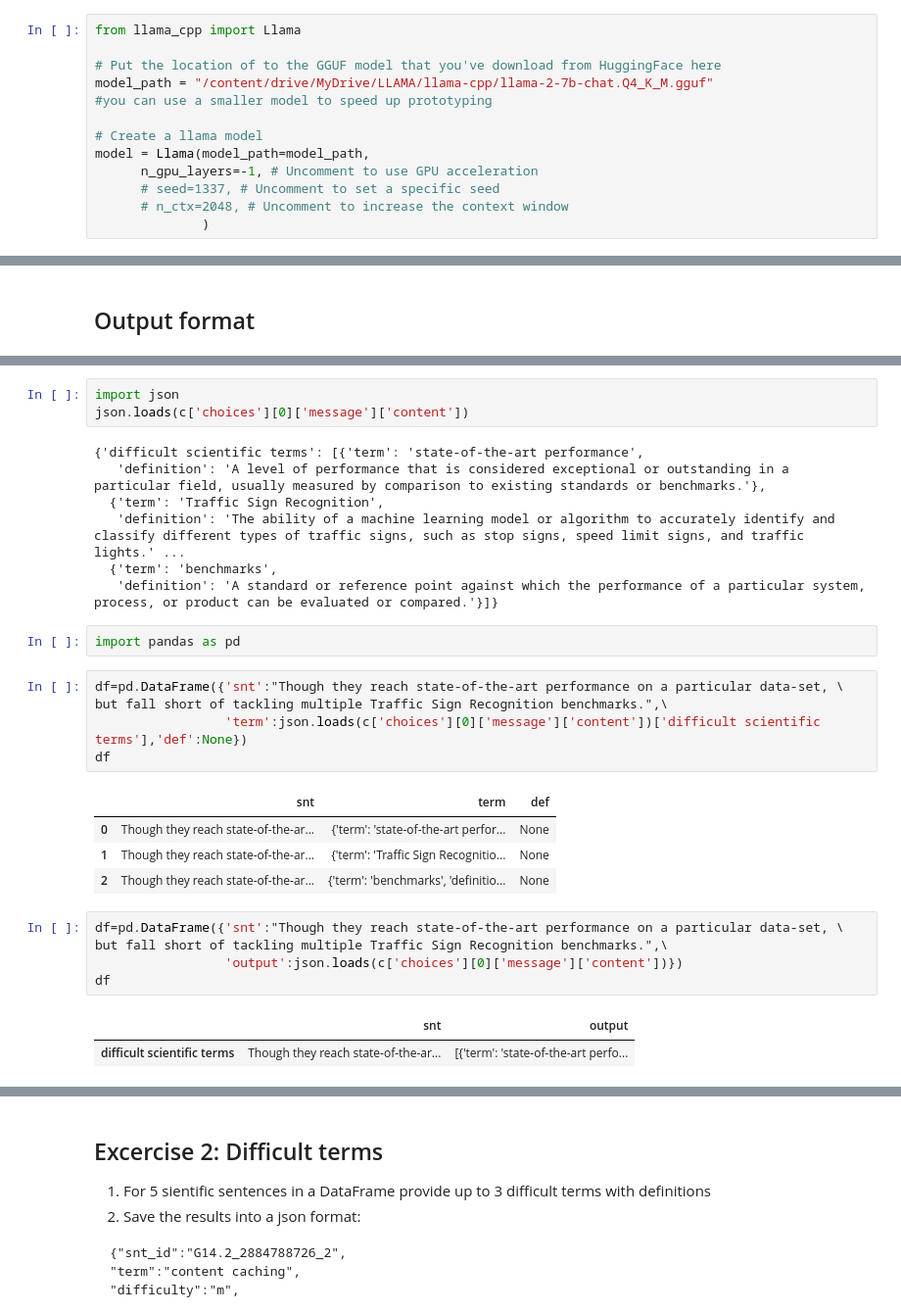
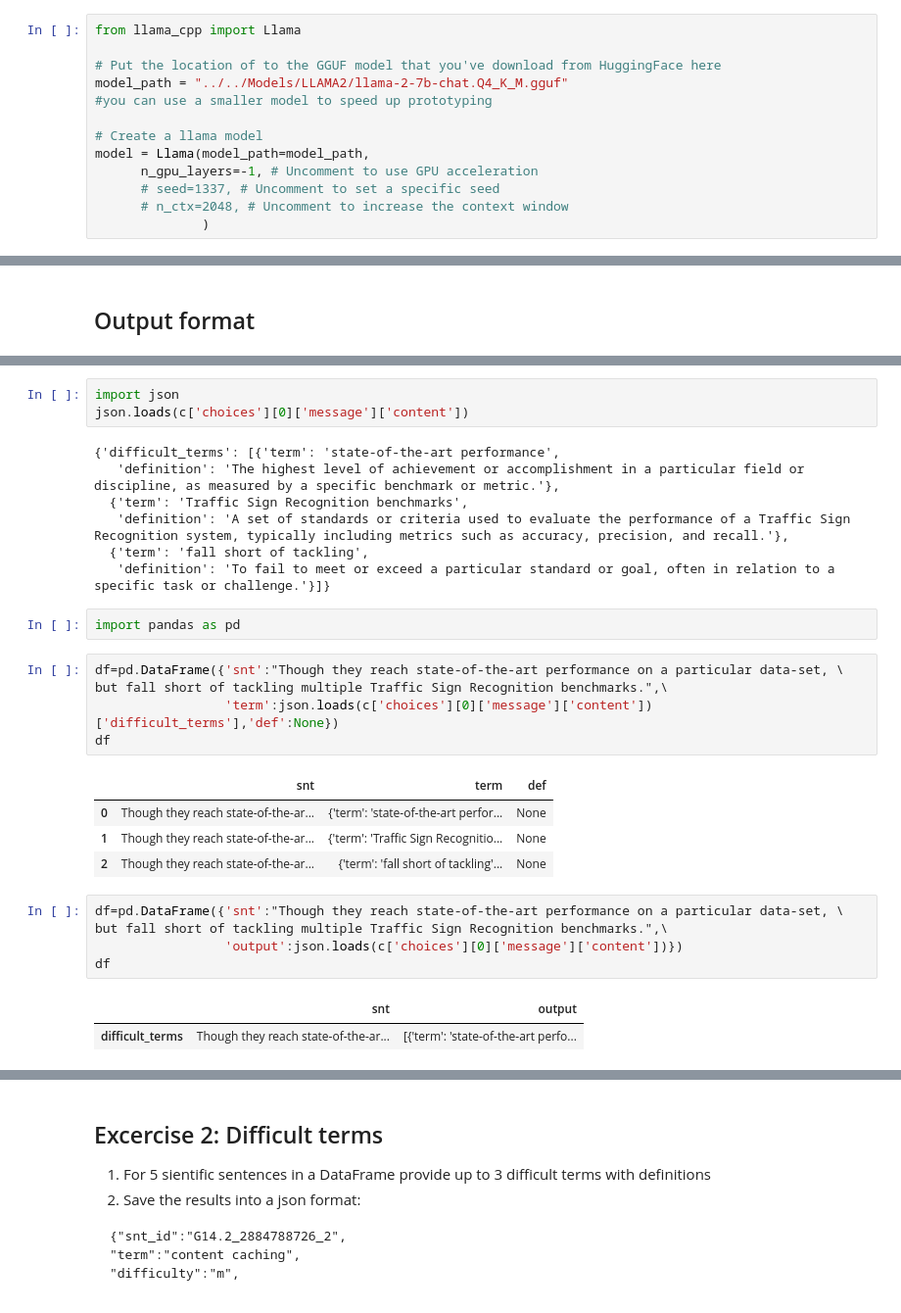
Before and after one commit to bVendeville/Clef-sumbissions-2024, a Jupyter notebook: Liana test/LLAMA_HF_BIP_SEA_EU_2024.ipynb, the cells around one changed output, grey strips where cells are left out. Shown at 98% size. Cells and saved outputs as stored; diff of their text form.

Commit message:
added the llama3 ipynb

```diff
--- a/Liana test/LLAMA_HF_BIP_SEA_EU_2024.ipynb
+++ b/Liana test/LLAMA_HF_BIP_SEA_EU_2024.ipynb
@@ -31,7 +14,7 @@ Successfully installed diskcache-5.6.3 llama-cpp-python-0.2.60
 from llama_cpp import Llama
 
 # Put the location of to the GGUF model that you've download from HuggingFace here
-model_path = "/content/drive/MyDrive/LLAMA/llama-cpp/llama-2-7b-chat.Q4_K_M.gguf"
+model_path = "../../Models/LLAMA2/llama-2-7b-chat.Q4_K_M.gguf"
 #you can use a smaller model to speed up prototyping
 
 # Create a llama model
@@ -246,24 +267,24 @@ llama_print_timings:       total time =  163033.77 ms /   287 tokens
 import json
 json.loads(c['choices'][0]['message']['content'])
 # %% [output]
-{'difficult scientific terms': [{'term': 'state-of-the-art performance',
-   'definition': 'A level of performance that is considered exceptional or outstanding in a particular field, usually measured by comparison to existing standards or benchmarks.'},
-  {'term': 'Traffic Sign Recognition',
-   'definition': 'The ability of a machine learning model or algorithm to accurately identify and classify different types of traffic signs, such as stop signs, speed limit signs, and traffic lights.' ...
-  {'term': 'benchmarks',
-   'definition': 'A standard or reference point against which the performance of a particular system, process, or product can be evaluated or compared.'}]}
+{'difficult_terms': [{'term': 'state-of-the-art performance',
+   'definition': 'The highest level of achievement or accomplishment in a particular field or discipline, as measured by a specific benchmark or metric.'},
+  {'term': 'Traffic Sign Recognition benchmarks',
+   'definition': 'A set of standards or criteria used to evaluate the performance of a Traffic Sign Recognition system, typically including metrics such as accuracy, precision, and recall.'},
+  {'term': 'fall short of tackling',
+   'definition': 'To fail to meet or exceed a particular standard or goal, often in relation to a specific task or challenge.'}]}
 # %%
 import pandas as pd
 # %%
 df=pd.DataFrame({'snt':"Though they reach state-of-the-art performance on a particular data-set, \
 but fall short of tackling multiple Traffic Sign Recognition benchmarks.",\
-                 'term':json.loads(c['choices'][0]['message']['content'])['difficult scientific terms'],'def':None})
+                 'term':json.loads(c['choices'][0]['message']['content'])['difficult_terms'],'def':None})
 df
 # %% [output]
 |  | snt | term | def |
 | 0 | Though they reach state-of-the-ar... | {'term': 'state-of-the-art perfor... | None |
 | 1 | Though they reach state-of-the-ar... | {'term': 'Traffic Sign Recognitio... | None |
-| 2 | Though they reach state-of-the-ar... | {'term': 'benchmarks', 'definitio... | None |
+| 2 | Though they reach state-of-the-ar... | {'term': 'fall short of tackling'... | None |
 # %%
 df=pd.DataFrame({'snt':"Though they reach state-of-the-art performance on a particular data-set, \
 but fall short of tackling multiple Traffic Sign Recognition benchmarks.",\
@@ -271,7 +292,7 @@ but fall short of tackling multiple Traffic Sign Recognition benchmarks.",\
 df
 # %% [output]
 |  | snt | output |
-| difficult scientific terms | Though they reach state-of-the-ar... | [{'term': 'state-of-the-art perfo... |
+| difficult_terms | Though they reach state-of-the-ar... | [{'term': 'state-of-the-art perfo... |
 # %%
 df=df.explode('output')
 df
```
Also changed, not shown: parts of 15 cells of this notebook, 3 other files.
